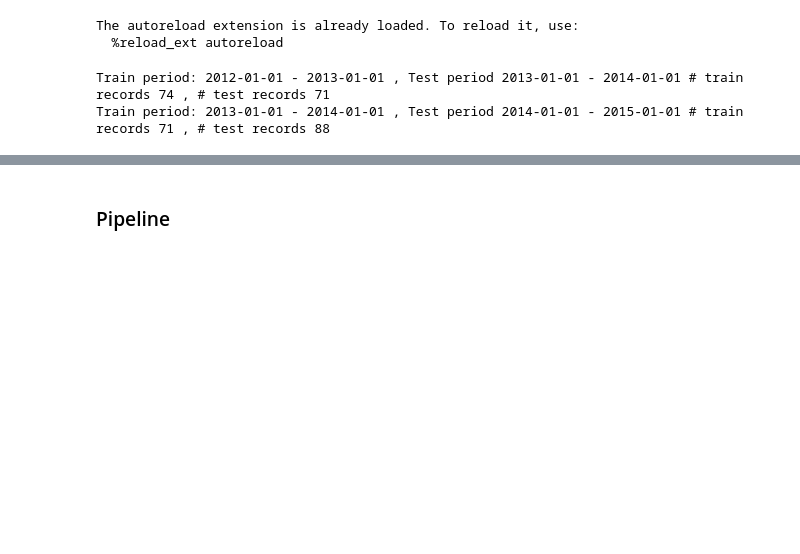
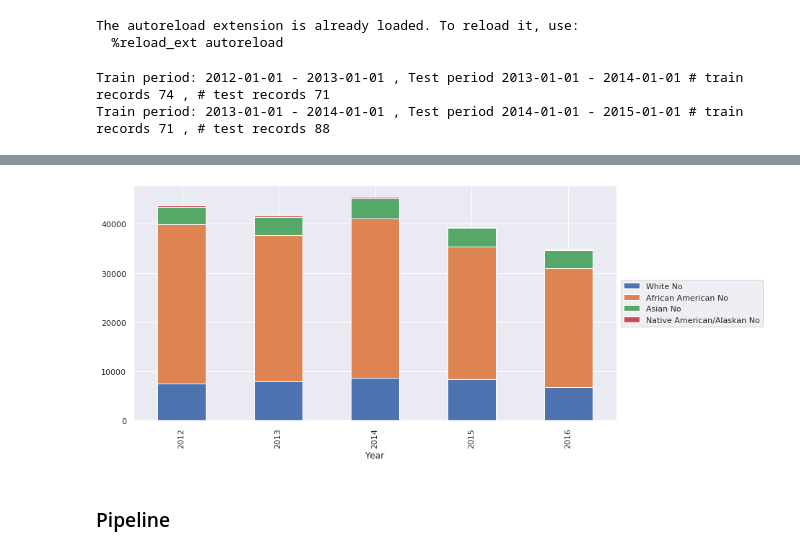
Before and after one commit to oabreu86/Policing-in-Schools-Predicting-Graduation-Rates-on-the-Criminalization-of-Students, a Jupyter notebook: data_analysis.ipynb, the cells around one changed output, grey strips where cells are left out. Saved outputs shown, nothing was run; the diff lists cells and outputs as text; code cells hidden in the pictures; blank space fills up the shorter version.

```diff
--- a/data_analysis.ipynb
+++ b/data_analysis.ipynb
@@ -112,3 +179,21 @@ for n, sets in enumerate(cross_val_sets):
+# %%
+import matplotlib.pyplot as plt
+import seaborn as sns
+import matplotlib.patches as mpatches
+
+sns.set(rc={'figure.figsize':(11.7,8.27)})
+
+total = school_data_analysis.groupby('Year')[['White No',
+                                              'African American No',
+                                              'Asian No',
+                                               'Native American/Alaskan No',
+                                               ]].sum().reset_index()
+total["Year"] = total["Year"].dt.year
+
+plot = total.plot.bar(stacked=True, x='Year', figsize=(12,6)).legend(loc='center left',bbox_to_anchor=(1.0, 0.5));
+plt.show()
+# %% [output]
+[figure, added]
 # %% [markdown]
 ### Pipeline
 # %%
```
Also changed, not shown: parts of 14 cells of this notebook.
